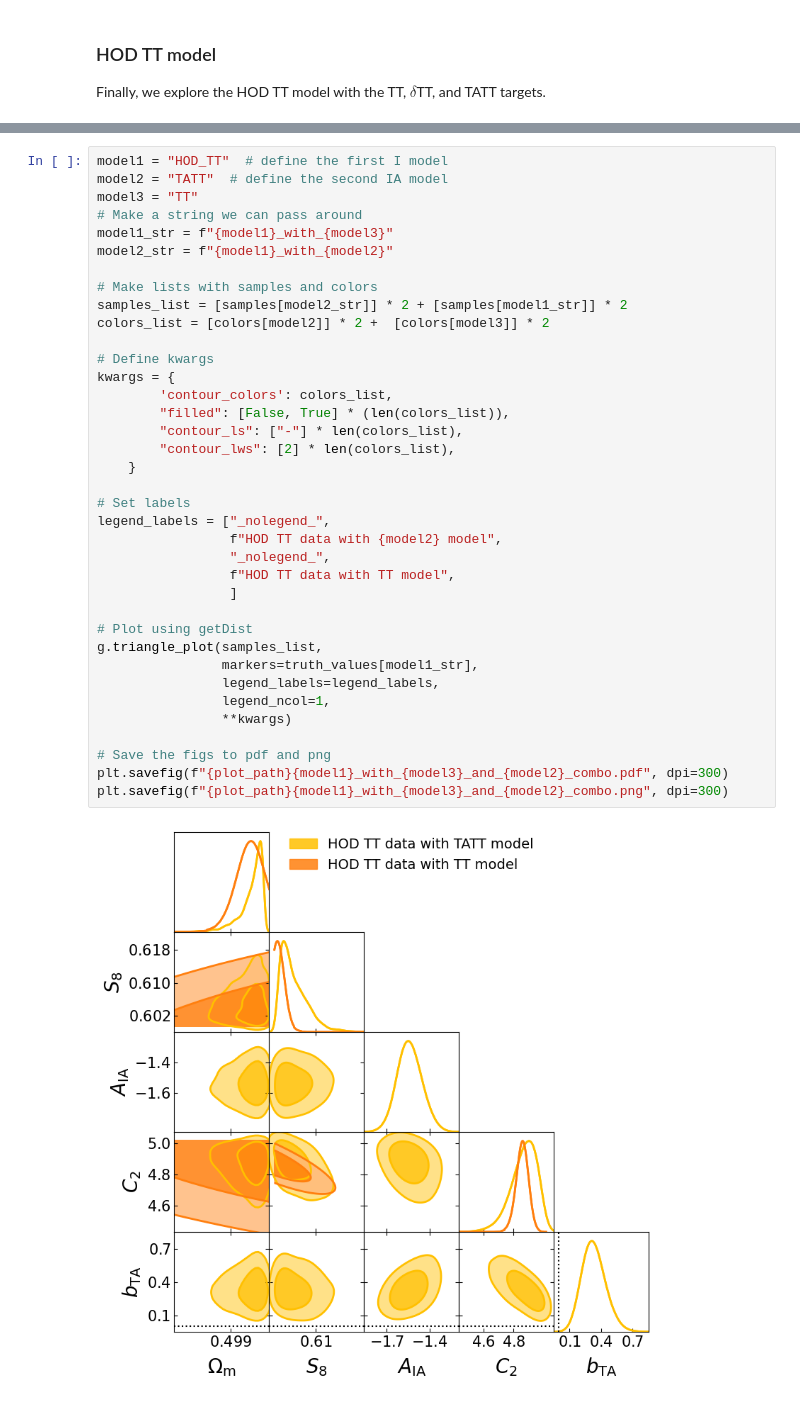
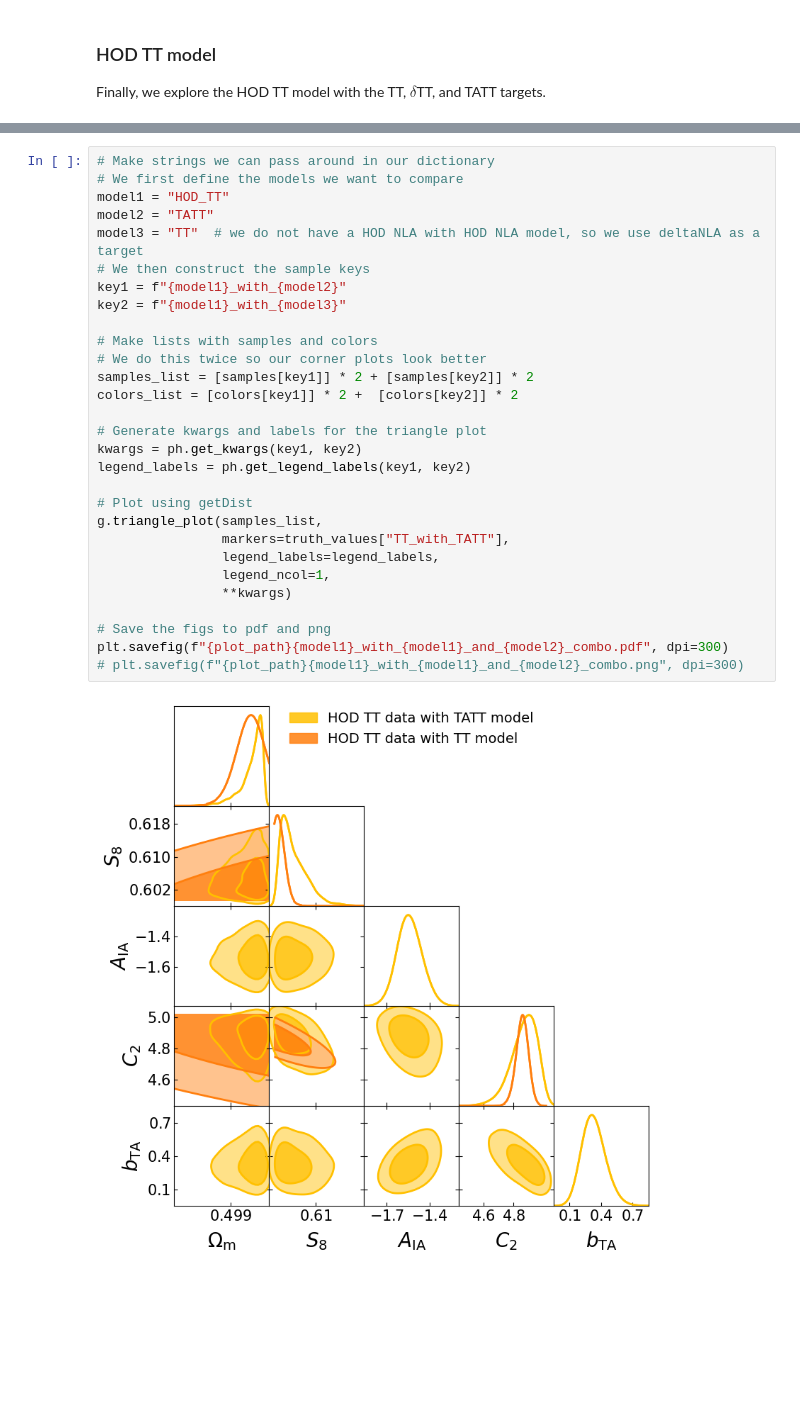
Before and after one commit to LSSTDESC/SkySim5000_IA_infusion, a Jupyter notebook: validation_with_inference/corner_plots_skysim5000_ia_infusion.ipynb, the cells around one changed output, grey strips where cells are left out. Drawn from its saved outputs; the diff is of its cells as text; blank space fills up the shorter version.

```diff
--- a/validation_with_inference/corner_plots_skysim5000_ia_infusion.ipynb
+++ b/validation_with_inference/corner_plots_skysim5000_ia_infusion.ipynb
@@ -358,39 +287,31 @@ WARNING:root:fine_bins_2D not large enough for optimal density: Omegam, S8
 # %%
-model1 = "HOD_TT"  # define the first I model
-model2 = "TATT"  # define the second IA model
-model3 = "TT"
-# Make a string we can pass around
-model1_str = f"{model1}_with_{model3}"
-model2_str = f"{model1}_with_{model2}"
+# Make strings we can pass around in our dictionary
+# We first define the models we want to compare
+model1 = "HOD_TT"
+model2 = "TATT"
+model3 = "TT"  # we do not have a HOD NLA with HOD NLA model, so we use deltaNLA as a target
+# We then construct the sample keys
+key1 = f"{model1}_with_{model2}"
+key2 = f"{model1}_with_{model3}"
 
 # Make lists with samples and colors
-samples_list = [samples[model2_str]] * 2 + [samples[model1_str]] * 2
-colors_list = [colors[model2]] * 2 +  [colors[model3]] * 2
+# We do this twice so our corner plots look better
+samples_list = [samples[key1]] * 2 + [samples[key2]] * 2
+colors_list = [colors[key1]] * 2 +  [colors[key2]] * 2
 
-# Define kwargs
-kwargs = {
-        'contour_colors': colors_list,
-        "filled": [False, True] * (len(colors_list)),
-        "contour_ls": ["-"] * len(colors_list),
-        "contour_lws": [2] * len(colors_list),
-    }
-
-# Set labels
-legend_labels = ["_nolegend_",
-                 f"HOD TT data with {model2} model",
-                 "_nolegend_",
-                 f"HOD TT data with TT model",
-                 ]
+# Generate kwargs and labels for the triangle plot
+kwargs = ph.get_kwargs(key1, key2)
+legend_labels = ph.get_legend_labels(key1, key2)
 
 # Plot using getDist
 g.triangle_plot(samples_list,
-                markers=truth_values[model1_str],
+                markers=truth_values["TT_with_TATT"],
                 legend_labels=legend_labels,
                 legend_ncol=1,
                 **kwargs)
 
 # Save the figs to pdf and png
-plt.savefig(f"{plot_path}{model1}_with_{model3}_and_{model2}_combo.pdf", dpi=300)
-plt.savefig(f"{plot_path}{model1}_with_{model3}_and_{model2}_combo.png", dpi=300)
+plt.savefig(f"{plot_path}{model1}_with_{model1}_and_{model2}_combo.pdf", dpi=300)
+# plt.savefig(f"{plot_path}{model1}_with_{model1}_and_{model2}_combo.png", dpi=300)
 # %% [output]
-[figure, old version]
+[figure, new version]
```
Also changed, not shown: parts of 15 cells of this notebook, 1 other file.
